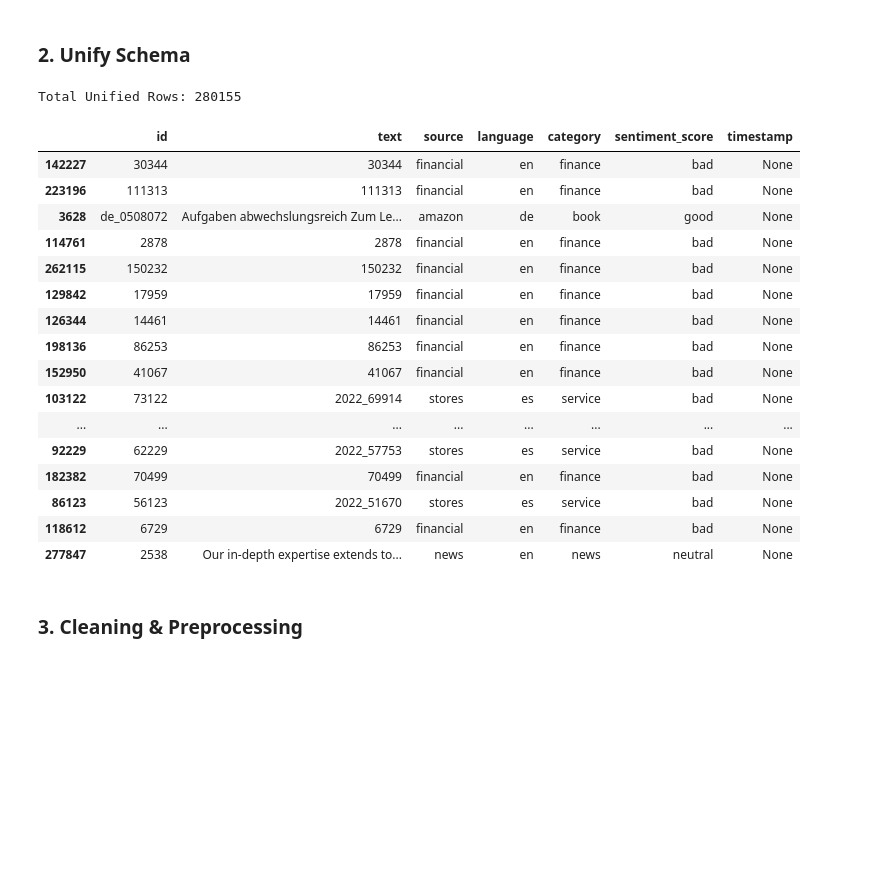
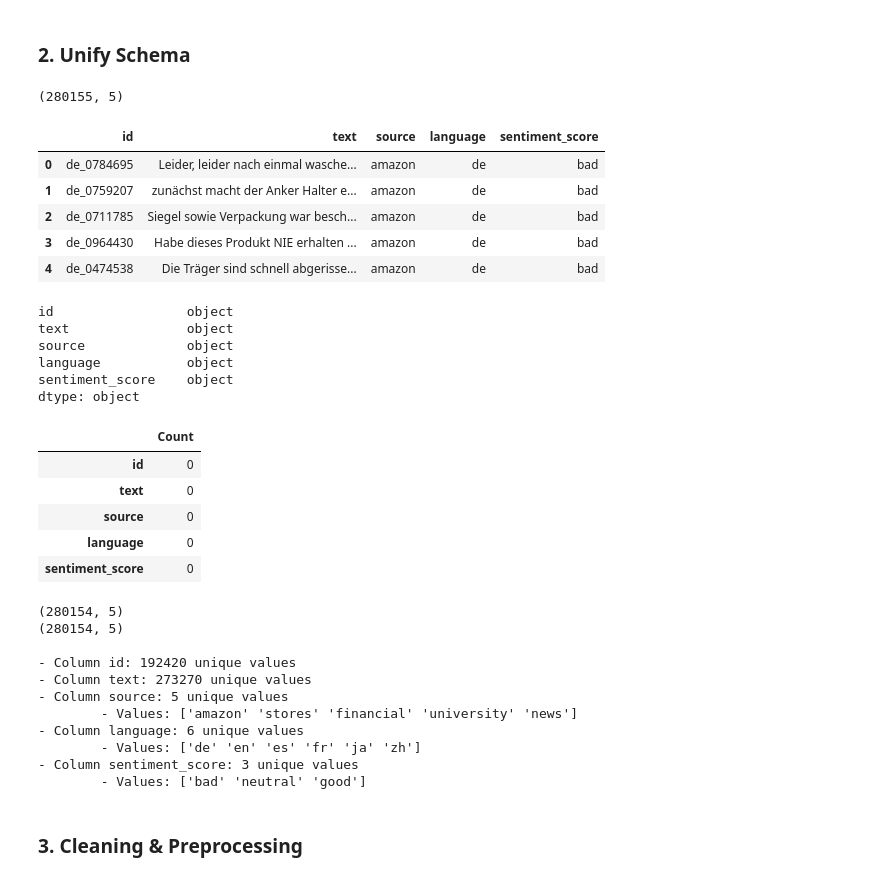
Before and after one commit to oteroantoniogom/SmartCities, a Jupyter notebook: notebooks/raa_dev.ipynb, the cells around one changed output. Saved outputs shown, nothing was run; the diff lists cells and outputs as text; code cells hidden in the pictures; blank space fills up the shorter version.

```diff
--- a/notebooks/raa_dev.ipynb
+++ b/notebooks/raa_dev.ipynb
@@ -86,27 +228,62 @@ for df in dfs:
 ### 2. Unify Schema
 # %%
 unified_df = processor.normalize(raw_data)
-print(f"Total Unified Rows: {len(unified_df)}")
-unified_df.sample(n=20)
+print(unified_df.shape)
+display(unified_df.head(5))
+print(unified_df.dtypes)
 # %% [output]
-Total Unified Rows: 280155
+(280155, 5)
-|  | id | text | source | language | category | sentiment_score | timestamp |
-| 142227 | 30344 | 30344 | financial | en | finance | bad | None |
-| 223196 | 111313 | 111313 | financial | en | finance | bad | None |
-| 3628 | de_0508072 | Aufgaben abwechslungsreich Zum Le... | amazon | de | book | good | None |
-| 114761 | 2878 | 2878 | financial | en | finance | bad | None |
-| 262115 | 150232 | 150232 | financial | en | finance | bad | None |
-| 129842 | 17959 | 17959 | financial | en | finance | bad | None |
-| 126344 | 14461 | 14461 | financial | en | finance | bad | None |
-| 198136 | 86253 | 86253 | financial | en | finance | bad | None |
-| 152950 | 41067 | 41067 | financial | en | finance | bad | None |
-| 103122 | 73122 | 2022_69914 | stores | es | service | bad | None |
-| ... | ... | ... | ... | ... | ... | ... | ... |
-| 92229 | 62229 | 2022_57753 | stores | es | service | bad | None |
-| 182382 | 70499 | 70499 | financial | en | finance | bad | None |
-| 86123 | 56123 | 2022_51670 | stores | es | service | bad | None |
-| 118612 | 6729 | 6729 | financial | en | finance | bad | None |
-| 277847 | 2538 | Our in-depth expertise extends to... | news | en | news | neutral | None |
+|  | id | text | source | language | sentiment_score |
+| 0 | de_0784695 | Leider, leider nach einmal wasche... | amazon | de | bad |
+| 1 | de_0759207 | zunächst macht der Anker Halter e... | amazon | de | bad |
+| 2 | de_0711785 | Siegel sowie Verpackung war besch... | amazon | de | bad |
+| 3 | de_0964430 | Habe dieses Produkt NIE erhalten ... | amazon | de | bad |
+| 4 | de_0474538 | Die Träger sind schnell abgerisse... | amazon | de | bad |
+id                 object
+text               object
+source             object
+language           object
+sentiment_score    object
+dtype: object
+# %%
+# Missing values
+missing = unified_df.isnull().sum()
+missing_pct = (missing / len(unified_df) * 100).round(2)
+missing_df = pd.DataFrame({
+    'Count': missing,
+})
+display(missing_df)
+print(unified_df.shape)
+working_df = unified_df[unified_df['text'].notna()]
+print(working_df.shape)
+
+print("")
+
+# Unique values
+categorical_cols = working_df.select_dtypes(include=['object']).columns
+for col in categorical_cols:
+    unique_count = working_df[col].nunique()
+    print(f"- Column {col}: {unique_count} unique values")
+    if unique_count <= 10:
+        print(f"\t- Values: {working_df[col].unique()}")
+# %% [output]
+|  | Count |
+| id | 0 |
+| text | 0 |
+| source | 0 |
+| language | 0 |
+| sentiment_score | 0 |
+(280154, 5)
+(280154, 5)
+
+- Column id: 192420 unique values
+- Column text: 273270 unique values
+- Column source: 5 unique values
+        - Values: ['amazon' 'stores' 'financial' 'university' 'news']
+- Column language: 6 unique values
+        - Values: ['de' 'en' 'es' 'fr' 'ja' 'zh']
+- Column sentiment_score: 3 unique values
+        - Values: ['bad' 'neutral' 'good']
 # %% [markdown]
 ### 3. Cleaning & Preprocessing
 # %%
```
Also changed, not shown: parts of 8 cells of this notebook, 8 other files.
